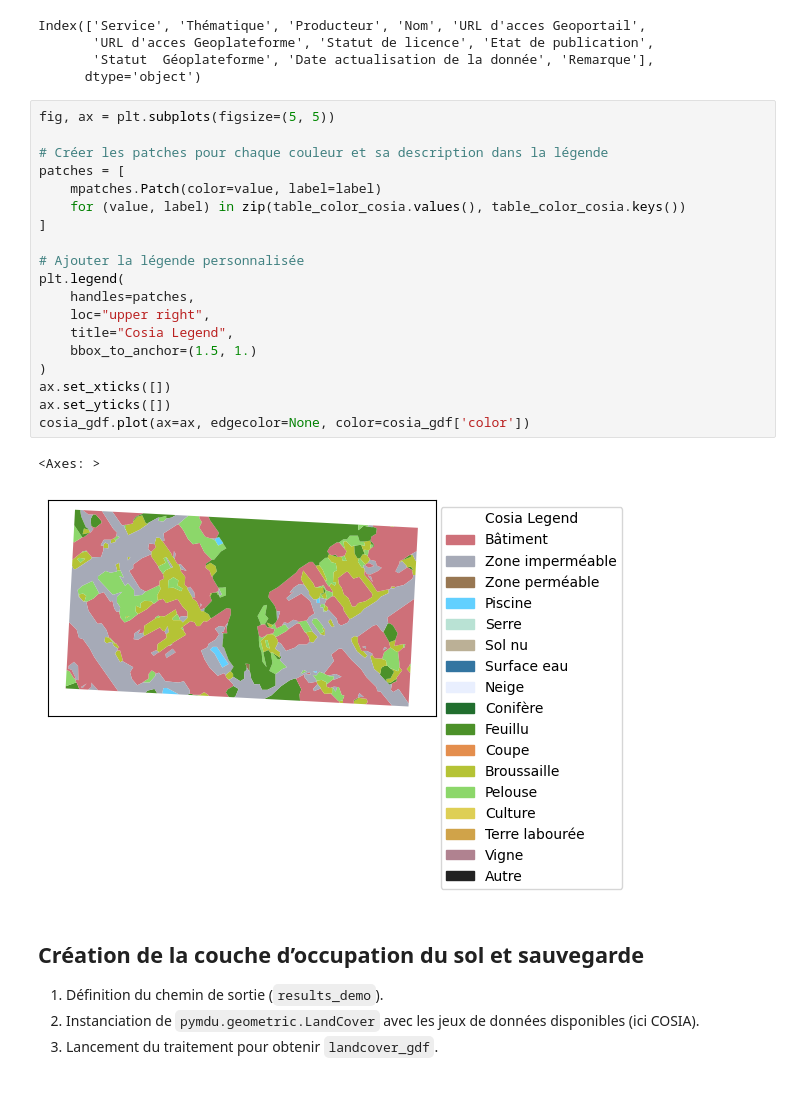
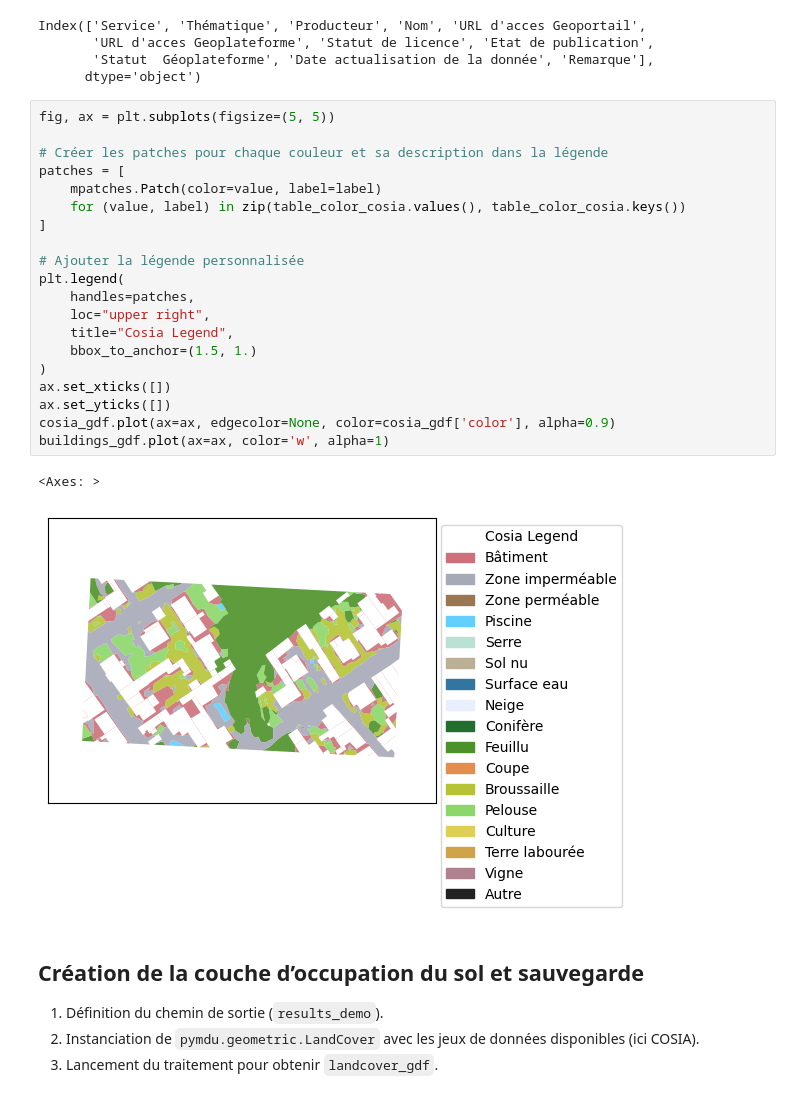
Before and after one commit to rupeelab17/pymdu, a Jupyter notebook: Demo_PyMDU_Atelier.ipynb, the cells around one changed output. Drawn from its saved outputs; the diff is of its cells as text.

```diff
--- a/Demo_PyMDU_Atelier.ipynb
+++ b/Demo_PyMDU_Atelier.ipynb
@@ -199,25 +203,26 @@ Index(['Service', 'Thématique', 'Producteur', 'Nom', 'URL d'acces Geoportail',
 # %%
 fig, ax = plt.subplots(figsize=(5, 5))
 
 # Créer les patches pour chaque couleur et sa description dans la légende
 patches = [
     mpatches.Patch(color=value, label=label)
     for (value, label) in zip(table_color_cosia.values(), table_color_cosia.keys())
 ]
 
 # Ajouter la légende personnalisée
 plt.legend(
     handles=patches,
     loc="upper right",
     title="Cosia Legend",
     bbox_to_anchor=(1.5, 1.)
 )
 ax.set_xticks([])
 ax.set_yticks([])
-cosia_gdf.plot(ax=ax, edgecolor=None, color=cosia_gdf['color'])
+cosia_gdf.plot(ax=ax, edgecolor=None, color=cosia_gdf['color'], alpha=0.9)
+buildings_gdf.plot(ax=ax, color='w', alpha=1)
 # %% [output]
 <Axes: >
-[figure, old version]
+[figure, new version]
 # %% [markdown]
 ## Création de la couche d’occupation du sol et sauvegarde
 
```
Also changed, not shown: parts of 5 cells of this notebook.
